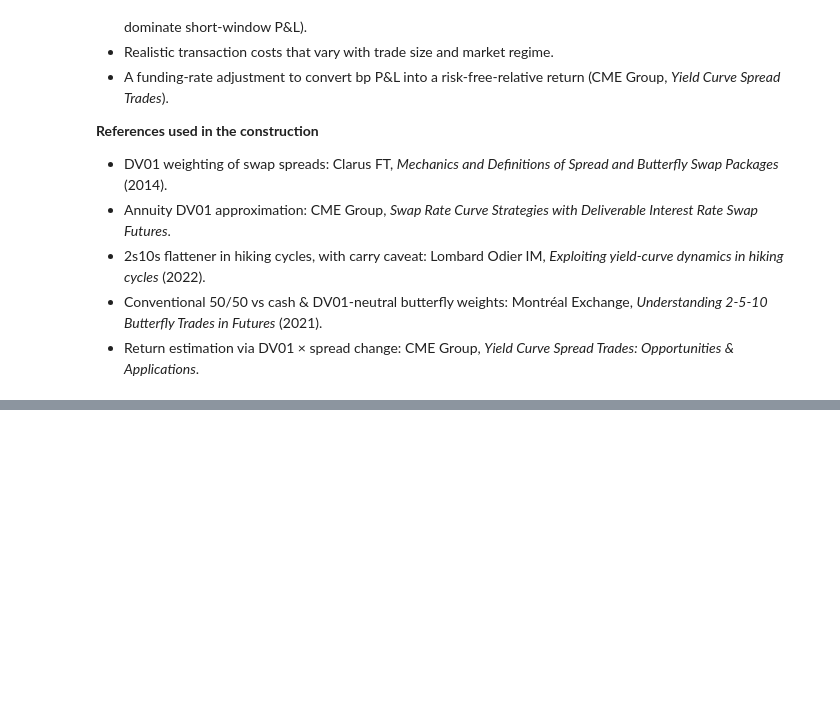
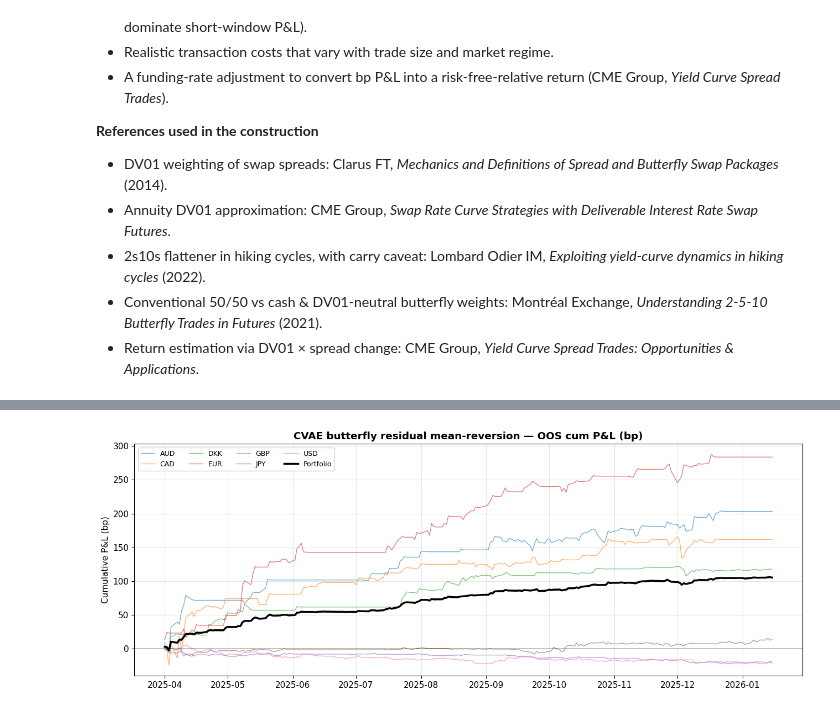
Before and after one commit to hamzaelarji/topics-in-derivative-pricing-Coursework, a Jupyter notebook: 04_trading_signals.ipynb, the cells around one changed output, grey strips where cells are left out. Drawn from its saved outputs; the diff is of its cells as text; code cells hidden in the pictures; blank space fills up the shorter version.

```diff
--- a/04_trading_signals.ipynb
+++ b/04_trading_signals.ipynb
@@ -939,0 +1460,68 @@ genuine alpha.
+# %%
+def backtest_butterfly_residual(
+    panel: pd.DataFrame,
+    entry_z: float = 1.0, exit_z: float = 0.3, lookback: int = 60, tc_bp: float = 1.0,
+) -> pd.DataFrame:
+    """
+    Mean-reversion on the CVAE butterfly residual.
+
+    Signal: residual = actual_bf - cvae_bf, z-scored
+    Position:
+        +1 = long body / short wings  (bet bf widens upward)
+        -1 = short body / long wings  (bet bf narrows)
+    P&L (raw bp): pos_lag * Δ(butterfly)  in bp.
+                  4 legs total ⇒ tc = 1 bp per direction flip.
+    """
+    z = compute_zscore(panel["cvae_bf_resid"], lookback)
+    pos = build_positions(z, entry_z, exit_z)   # +1 = bet bf increases
+    pos_lag = pos.shift(1).fillna(0.0)
+    pnl = pos_lag * panel["bf_chg_bp"]
+    tc = pos_lag.diff().abs().fillna(0.0) * tc_bp
+    net = pnl - tc
+    return pd.DataFrame({
+        "bf_bp":    panel["bf_bp"],
+        "resid_bp": panel["cvae_bf_resid"],
+        "zscore":   z,
+        "position": pos,
+        "pnl":      net,
+        "cum_pnl":  net.cumsum(),
+    }, index=panel.index)
+
+bf_results = {}
+rows = []
+for ccy in CURRENCIES:
+    bt = backtest_butterfly_residual(butterfly_panels[ccy])
+    bf_results[ccy] = bt
+    oos = bt.loc[bt.index > TRAIN_CUTOFF, "pnl"]
+    s = perf_stats(oos, label=ccy)
+    s["currency"] = ccy
+    rows.append(s)
+
+df_bf = pd.DataFrame(rows).set_index("currency")
+print("CVAE 2s5s10s butterfly mean-reversion — OOS")
+print(df_bf[["Sharpe", "Total", "MaxDD", "HitRate", "NumTrades"]].round(2))
+
+# Equal-weight portfolio
+bf_pnl = pd.concat(
+    [bf_results[c].loc[bf_results[c].index > TRAIN_CUTOFF, "pnl"].rename(c)
+     for c in CURRENCIES],
+    axis=1,
+).fillna(0.0)
+port_bf = bf_pnl.mean(axis=1)
+print(f"\nEqual-weight portfolio Sharpe: {perf_stats(port_bf)['Sharpe']:.2f}")
+print(f"Equal-weight portfolio total P&L (bp): {port_bf.sum():.1f}")
+
+fig, ax = plt.subplots(figsize=(13, 5))
+for c in CURRENCIES:
+    ax.plot(bf_results[c].loc[bf_results[c].index > TRAIN_CUTOFF, "pnl"].cumsum(),
+            lw=1, alpha=0.6, label=c)
+ax.plot(port_bf.cumsum(), lw=2.5, color="black", label="Portfolio")
+ax.axhline(0, color="black", lw=0.5)
+ax.set_title("CVAE butterfly residual mean-reversion — OOS cum P&L (bp)",
+             fontweight="bold")
+ax.set_ylabel("Cumulative P&L (bp)")
+ax.legend(ncol=4, fontsize=9)
+plt.tight_layout()
+plt.savefig(FIG_DIR / "fig_23_butterfly.png", dpi=140, bbox_inches="tight")
+plt.show()
+# %% [output]
@@ -939,0 +1541 @@ genuine alpha.
+[figure, added]
```
Also changed, not shown: parts of 14 cells of this notebook.
